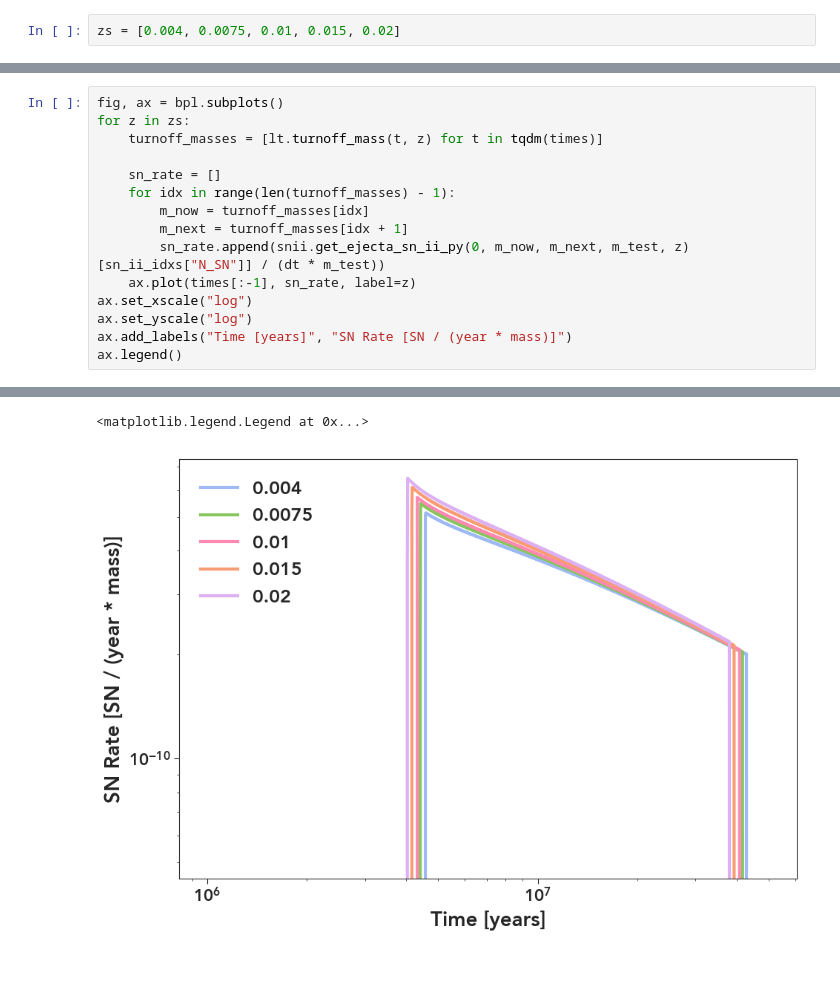
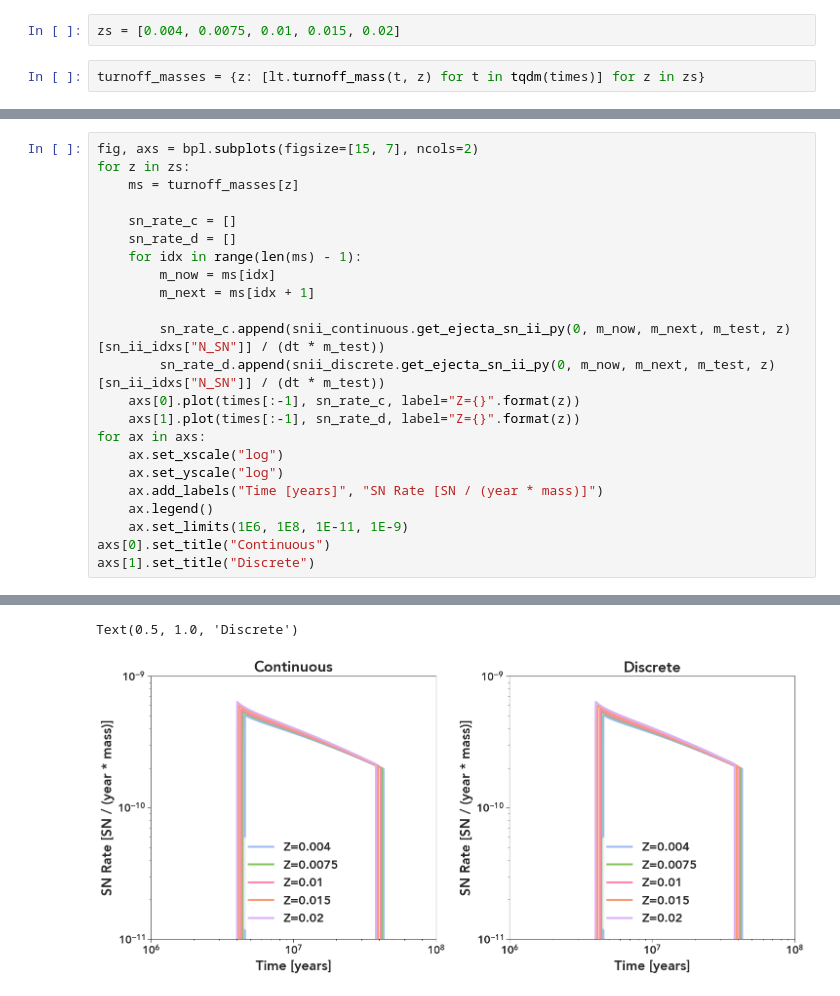
Before and after one commit to gillenbrown/agb_wrapper, a Jupyter notebook: testing/informal_tests/snii.ipynb, the cells around one changed output, grey strips where cells are left out. Drawn from its saved outputs; the diff is of its cells as text; blank space fills up the shorter version.

Commit message:
more detailed testing for multiple sets of defines
I revamped the makefile to be more flexible in what is built, then made everything be made with a wide range of defines

```diff
--- a/testing/informal_tests/snii.ipynb
+++ b/testing/informal_tests/snii.ipynb
@@ -40,2 +43,4 @@ snii.get_ejecta_sn_ii_py(0, 120, 45, m_test, 0.02)[10]
 # %%
 zs = [0.004, 0.0075, 0.01, 0.015, 0.02]
+# %%
+turnoff_masses = {z: [lt.turnoff_mass(t, z) for t in tqdm(times)] for z in zs}
@@ -42,16 +53,24 @@ zs = [0.004, 0.0075, 0.01, 0.015, 0.02]
 # %%
-fig, ax = bpl.subplots()
+fig, axs = bpl.subplots(figsize=[15, 7], ncols=2)
 for z in zs:
-    turnoff_masses = [lt.turnoff_mass(t, z) for t in tqdm(times)]
+    ms = turnoff_masses[z]
 
-    sn_rate = []
-    for idx in range(len(turnoff_masses) - 1):
-        m_now = turnoff_masses[idx]
-        m_next = turnoff_masses[idx + 1]
-        sn_rate.append(snii.get_ejecta_sn_ii_py(0, m_now, m_next, m_test, z)[sn_ii_idxs["N_SN"]] / (dt * m_test))
-    ax.plot(times[:-1], sn_rate, label=z)
-ax.set_xscale("log")
-ax.set_yscale("log")
-ax.add_labels("Time [years]", "SN Rate [SN / (year * mass)]")
-ax.legend()
+    sn_rate_c = []
+    sn_rate_d = []
+    for idx in range(len(ms) - 1):
+        m_now = ms[idx]
+        m_next = ms[idx + 1]
+
+        sn_rate_c.append(snii_continuous.get_ejecta_sn_ii_py(0, m_now, m_next, m_test, z)[sn_ii_idxs["N_SN"]] / (dt * m_test))
+        sn_rate_d.append(snii_discrete.get_ejecta_sn_ii_py(0, m_now, m_next, m_test, z)[sn_ii_idxs["N_SN"]] / (dt * m_test))
+    axs[0].plot(times[:-1], sn_rate_c, label="Z={}".format(z))
+    axs[1].plot(times[:-1], sn_rate_d, label="Z={}".format(z))
+for ax in axs:
+    ax.set_xscale("log")
+    ax.set_yscale("log")
+    ax.add_labels("Time [years]", "SN Rate [SN / (year * mass)]")
+    ax.legend()
+    ax.set_limits(1E6, 1E8, 1E-11, 1E-9)
+axs[0].set_title("Continuous")
+axs[1].set_title("Discrete")
 # %% [output]
@@ -63,2 +77,2 @@ ax.legend()
-<matplotlib.legend.Legend at 0x...>
+Text(0.5, 1.0, 'Discrete')
-[figure, old version]
+[figure, new version]
```
Also changed, not shown: parts of 9 cells of this notebook, 8 other files.
